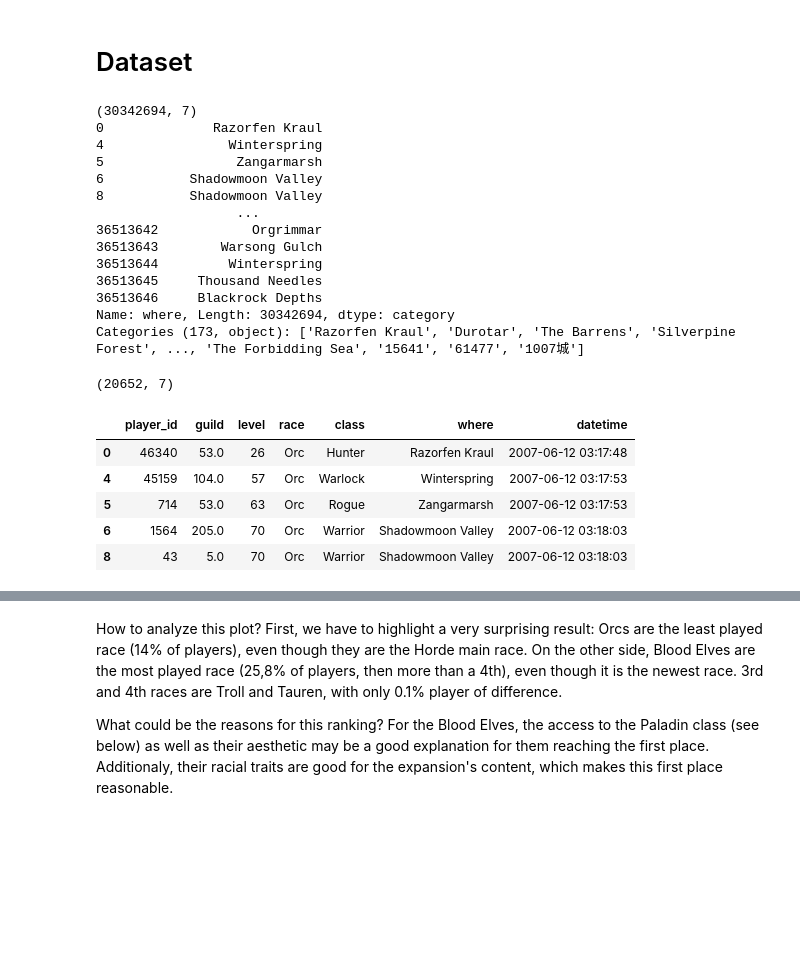
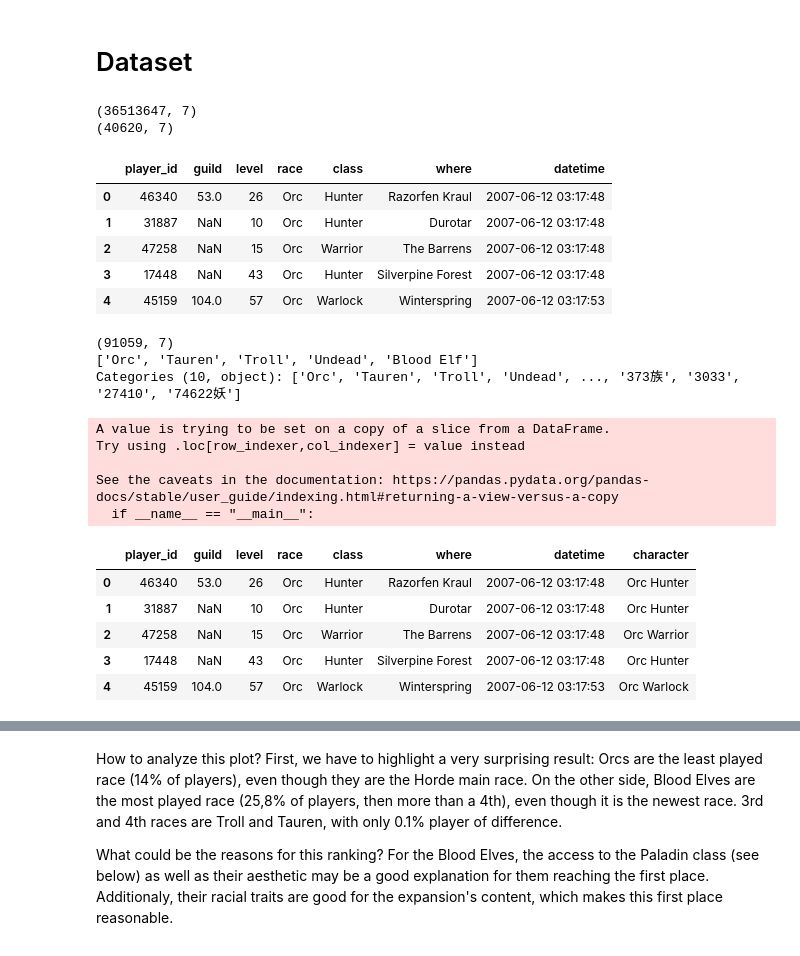
Before and after one commit to PierreVauterin/dataScience, a Jupyter notebook: wowDataAnalysis.ipynb, the cells around one changed output, grey strips where cells are left out. Drawn from its saved outputs; the diff is of its cells as text; code cells hidden in the pictures; blank space fills up the shorter version.

```diff
--- a/wowDataAnalysis.ipynb
+++ b/wowDataAnalysis.ipynb
@@ -9,34 +9,47 @@ import seaborn as sns
 # %%
 data = pd.read_parquet('data.parquet',engine='pyarrow')
 print(data.shape)
-print(data["where"])
+
+rows_with_numbers = data[data['race'].str.contains(r'\d', regex=True)]
+print(rows_with_numbers.shape)
+data = data.drop(rows_with_numbers.index)
+data.head()
 # %% [output]
-(30342694, 7)
-0              Razorfen Kraul
-4                Winterspring
-5                 Zangarmarsh
-6           Shadowmoon Valley
-8           Shadowmoon Valley
-                  ...
-36513642            Orgrimmar
-36513643        Warsong Gulch
-36513644         Winterspring
-36513645     Thousand Needles
-36513646     Blackrock Depths
-Name: where, Length: 30342694, dtype: category
-Categories (173, object): ['Razorfen Kraul', 'Durotar', 'The Barrens', 'Silverpine Forest', ..., 'The Forbidding Sea', '15641', '61477', '1007城']
+(36513647, 7)
+(40620, 7)
+|  | player_id | guild | level | race | class | where | datetime |
+| 0 | 46340 | 53.0 | 26 | Orc | Hunter | Razorfen Kraul | 2007-06-12 03:17:48 |
+| 1 | 31887 | NaN | 10 | Orc | Hunter | Durotar | 2007-06-12 03:17:48 |
+| 2 | 47258 | NaN | 15 | Orc | Warrior | The Barrens | 2007-06-12 03:17:48 |
+| 3 | 17448 | NaN | 43 | Orc | Hunter | Silverpine Forest | 2007-06-12 03:17:48 |
+| 4 | 45159 | 104.0 | 57 | Orc | Warlock | Winterspring | 2007-06-12 03:17:53 |
 # %%
 data.sort_values(by="race")
 uniquePlayerData=data.drop_duplicates(subset="player_id")
+#uniquePlayerData = uniquePlayerData[uniquePlayerData["race"].str.isalpha()]
 print(uniquePlayerData.shape)
+print(uniquePlayerData["race"].unique())
+
+character = uniquePlayerData["race"].astype(str)+" "+uniquePlayerData["class"].astype(str)
+
+uniquePlayerData["character"] = character
+
+uniquePlayerData.head()
 # %% [output]
-(20652, 7)
+(91059, 7)
+['Orc', 'Tauren', 'Troll', 'Undead', 'Blood Elf']
+Categories (10, object): ['Orc', 'Tauren', 'Troll', 'Undead', ..., '373族', '3033', '27410', '74622妖']
+A value is trying to be set on a copy of a slice from a DataFrame.
+Try using .loc[row_indexer,col_indexer] = value instead
+
+See the caveats in the documentation: https://pandas.pydata.org/pandas-docs/stable/user_guide/indexing.html#returning-a-view-versus-a-copy
+  if __name__ == "__main__":
-|  | player_id | guild | level | race | class | where | datetime |
-| 0 | 46340 | 53.0 | 26 | Orc | Hunter | Razorfen Kraul | 2007-06-12 03:17:48 |
-| 4 | 45159 | 104.0 | 57 | Orc | Warlock | Winterspring | 2007-06-12 03:17:53 |
-| 5 | 714 | 53.0 | 63 | Orc | Rogue | Zangarmarsh | 2007-06-12 03:17:53 |
-| 6 | 1564 | 205.0 | 70 | Orc | Warrior | Shadowmoon Valley | 2007-06-12 03:18:03 |
-| 8 | 43 | 5.0 | 70 | Orc | Warrior | Shadowmoon Valley | 2007-06-12 03:18:03 |
+|  | player_id | guild | level | race | class | where | datetime | character |
+| 0 | 46340 | 53.0 | 26 | Orc | Hunter | Razorfen Kraul | 2007-06-12 03:17:48 | Orc Hunter |
+| 1 | 31887 | NaN | 10 | Orc | Hunter | Durotar | 2007-06-12 03:17:48 | Orc Hunter |
+| 2 | 47258 | NaN | 15 | Orc | Warrior | The Barrens | 2007-06-12 03:17:48 | Orc Warrior |
+| 3 | 17448 | NaN | 43 | Orc | Hunter | Silverpine Forest | 2007-06-12 03:17:48 | Orc Hunter |
+| 4 | 45159 | 104.0 | 57 | Orc | Warlock | Winterspring | 2007-06-12 03:17:53 | Orc Warlock |
 # %%
 print(uniquePlayerData["race"].value_counts().values)
 sns.barplot(uniquePlayerData,y=uniquePlayerData["race"].value_counts().index,x=uniquePlayerData["race"].value_counts().values,order = uniquePlayerData["race"].value_counts().index)
```
Also changed, not shown: parts of 3 cells of this notebook.
